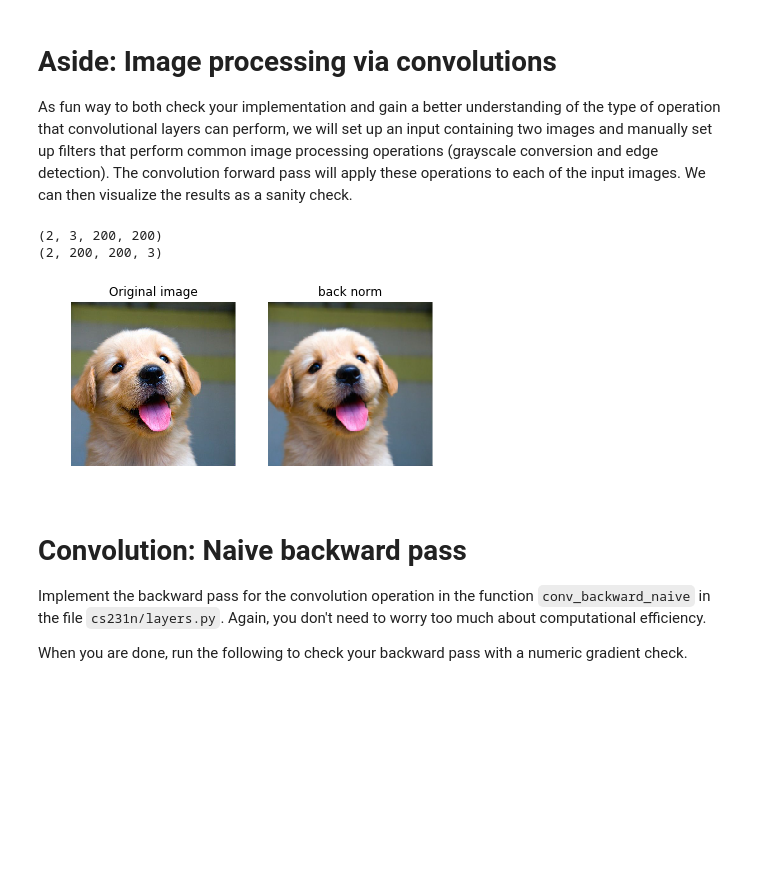
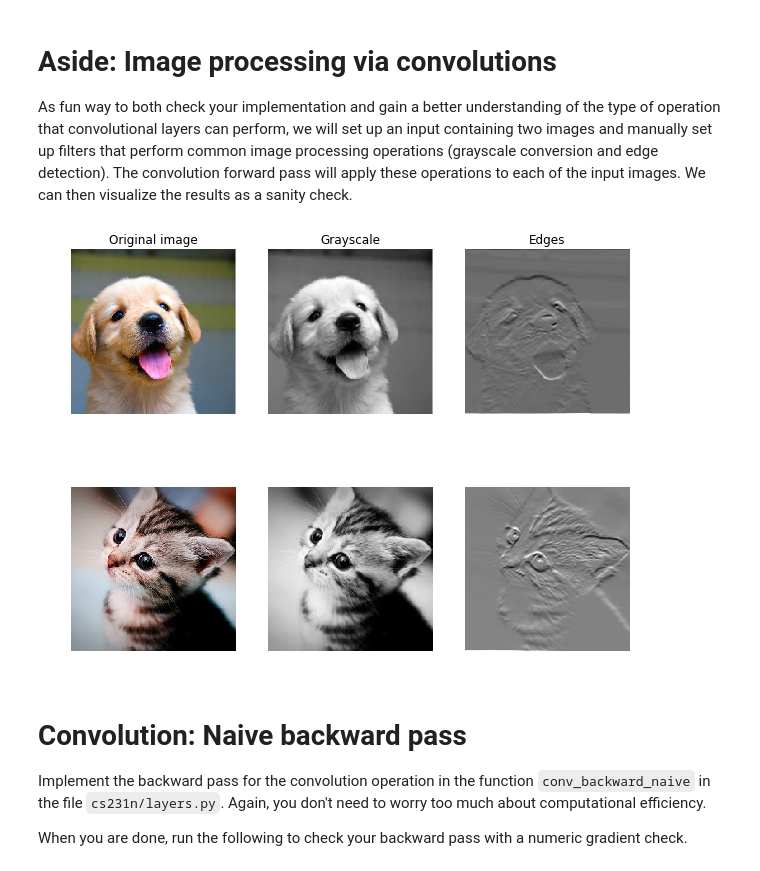
Before and after one commit to TiwazBiu/cs231n, a Jupyter notebook: assignment2/ConvolutionalNetworks.ipynb, the cells around one changed output. Cells and saved outputs as stored; diff of their text form; code cells hidden in the pictures; blank space fills up the shorter version.

Commit message:
implemented conv layer and pooling layer

```diff
--- a/assignment2/ConvolutionalNetworks.ipynb
+++ b/assignment2/ConvolutionalNetworks.ipynb
@@ -109,86 +97,50 @@ x[1, :, :, :] = imresize(kitten_cropped, (img_size, img_size)).transpose((2, 0,
 w = np.zeros((2, 3, 3, 3))
 
 # The first filter converts the image to grayscale.
 # Set up the red, green, and blue channels of the filter.
-w[0, 0, :, :] = [[0, 0, 0],
-                 [0, 1, 0],
-                 [0, 0, 0]]
-
-w[0, 1, :, :] = [[0, 0, 0],
-                 [0, 1, 0],
-                 [0, 0, 0]]
-
-w[0, 2, :, :] = [[0, 0, 0],
-                 [0, 1, 0],
-                 [0, 0, 0]]
+w[0, 0, :, :] = [[0, 0, 0], [0, 0.3, 0], [0, 0, 0]]
+w[0, 1, :, :] = [[0, 0, 0], [0, 0.6, 0], [0, 0, 0]]
+w[0, 2, :, :] = [[0, 0, 0], [0, 0.1, 0], [0, 0, 0]]
 
 # Second filter detects horizontal edges in the blue channel.
-w[1, 2, :, :] = [[1,   2,   1],
-                 [0,   0,   0],
-                 [-1, -2,  -1]]
+w[1, 2, :, :] = [[1, 2, 1], [0, 0, 0], [-1, -2, -1]]
 
-
-w2 = np.zeros((3,3,3,3))
-w2[0,0,:,:] = [[0, 0, 0],
-              [0, 1, 0],
-              [0, 0, 0]]
-w2[1,1,:,:] = [[0, 0, 0],
-              [0, 1, 0],
-              [0, 0, 0]]
-w2[2,2,:,:] = [[0, 0, 0],
-              [0, 1, 0],
-              [0, 0, 0]]
-
-b2 = [0,0,0]
 # Vector of biases. We don't need any bias for the grayscale
 # filter, but for the edge detection filter we want to add 128
 # to each output so that nothing is negative.
 b = np.array([0, 128])
 
 # Compute the result of convolving each input in x with each filter in w,
 # offsetting by b, and storing the results in out.
-out, _ = conv_forward_naive(x, w2, b2, {'stride': 1, 'pad': 1})
-print(out.shape)
-out = np.transpose(out,(0,2,3,1))
-
-print(out.shape)
+out, _ = conv_forward_naive(x, w, b, {'stride': 1, 'pad': 1})
 
 def imshow_noax(img, normalize=True):
     """ Tiny helper to show images as uint8 and remove axis labels """
     if normalize:
         img_max, img_min = np.max(img), np.min(img)
         img = 255.0 * (img - img_min) / (img_max - img_min)
     plt.imshow(img.astype('uint8'))
     plt.gca().axis('off')
 
 # Show the original images and the results of the conv operation
 plt.subplot(2, 3, 1)
 imshow_noax(puppy, normalize=False)
 plt.title('Original image')
-
-# plt.subplot(2, 3, 2)
-# imshow_noax(out[0, 0])
-# plt.title('Grayscale')
-
-# plt.subplot(2, 3, 3)
-# imshow_noax(out[0, 1])
-# plt.title('Edges')
-
-# plt.subplot(2, 3, 4)
-# imshow_noax(kitten_cropped, normalize=False)
-# plt.subplot(2, 3, 5)
-# imshow_noax(out[1, 0])
-# plt.subplot(2, 3, 6)
-# imshow_noax(out[1, 1])
-
 plt.subplot(2, 3, 2)
-imshow_noax(out[0])
-plt.title('back norm')
+imshow_noax(out[0, 0])
+plt.title('Grayscale')
+plt.subplot(2, 3, 3)
+imshow_noax(out[0, 1])
+plt.title('Edges')
+plt.subplot(2, 3, 4)
+imshow_noax(kitten_cropped, normalize=False)
+plt.subplot(2, 3, 5)
+imshow_noax(out[1, 0])
+plt.subplot(2, 3, 6)
+imshow_noax(out[1, 1])
 plt.show()
 # %% [output]
-(2, 3, 200, 200)
-(2, 200, 200, 3)
-[figure, old version]
+[figure, new version]
 # %% [markdown]
 # Convolution: Naive backward pass
 Implement the backward pass for the convolution operation in the function `conv_backward_naive` in the file `cs231n/layers.py`. Again, you don't need to worry too much about computational efficiency.
```
Also changed, not shown: parts of 9 cells of this notebook, 1 other file.
